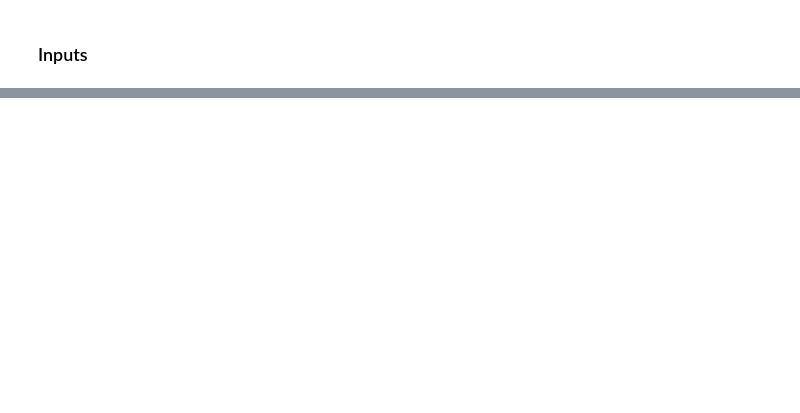
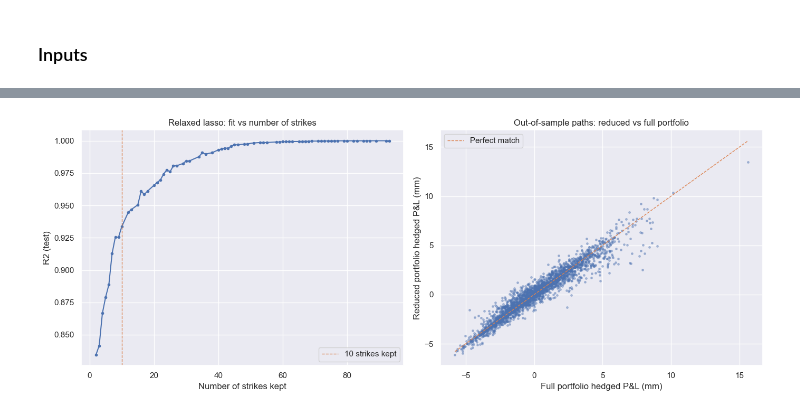
Before and after one commit to kevinlaventure/python_code, a Jupyter notebook: strike_reduction.ipynb, the cells around one changed output, grey strips where cells are left out. Drawn from its saved outputs; the diff is of its cells as text; code cells hidden in the pictures; blank space fills up the shorter version.

```diff
--- a/strike_reduction.ipynb
+++ b/strike_reduction.ipynb
@@ -609,0 +267,95 @@ delta_2d_fig.show()
+# %%
+from scipy.optimize import lsq_linear, nnls
+from sklearn.linear_model import lasso_path
+
+# Features: total delta hedged P&L of each option position per path (same as result_dict[path]["delta_hedged_option"].sum()).
+# Target: total delta hedged portfolio P&L per path. Using quantity-scaled positions makes each coefficient a multiplier
+# of the original quantity (the full portfolio is all ones), so the L1 penalty treats every strike on the same footing.
+X = pd.DataFrame(delta_hedged_option_pnl.sum(axis=1), index=summary.index, columns=option_names)
+y = summary["portfolio_hedged_pnl"]
+
+rng = np.random.default_rng(seed)
+train_mask = rng.random(n_paths) < train_fraction
+X_train, y_train, X_test, y_test = X[train_mask], y[train_mask], X[~train_mask], y[~train_mask]
+
+def r2(target, fitted):
+    return 1 - ((target - fitted) ** 2).sum() / ((target - target.mean()) ** 2).sum()
+
+def nonnegative_least_squares(A, b):
+    """min ||A x - b|| s.t. x >= 0. Columns are normalised first since neighbouring strikes are nearly collinear;
+    falls back to lsq_linear when nnls does not converge."""
+    col_norm = np.linalg.norm(A, axis=0)
+    A_scaled, b_scale = A / col_norm, np.linalg.norm(b)
+    try:
+        x, _ = nnls(A_scaled, b / b_scale, maxiter=100 * A.shape[1])
+    except RuntimeError:
+        x = lsq_linear(A_scaled, b / b_scale, bounds=(0, np.inf)).x
+    return x * b_scale / col_norm
+
+def relaxed_lasso(X_train, y_train, X_test, y_test, max_strikes):
+    """Long-only lasso path without intercept (the target is an exact sum of the features), then an unpenalised
+    long-only refit on each support to remove the L1 shrinkage. The refit can zero out some strikes, so candidates are
+    ranked on their effective number of strikes. Returns all candidates and the best in-sample fit within max_strikes
+    (the test set is only used for reporting)."""
+    alphas, coefs, _ = lasso_path(X_train.to_numpy(), y_train.to_numpy(), positive=True, n_alphas=200, max_iter=10_000)
+    candidates = []
+    for i in np.flatnonzero((coefs > 0).any(axis=0)):
+        support = X_train.columns[coefs[:, i] > 0]
+        coef = nonnegative_least_squares(X_train[support].to_numpy(), y_train.to_numpy())
+        kept = support[coef > 0]
+        candidates.append({
+            "alpha": alphas[i],
+            "n_strikes": len(kept),
+            "strikes": kept,
+            "coef": coef[coef > 0],
+            "r2_train": r2(y_train, X_train[support].to_numpy() @ coef),
+            "r2_test": r2(y_test, X_test[support].to_numpy() @ coef),
+        })
+    candidates = pd.DataFrame(candidates)
+    best = candidates[candidates["n_strikes"] <= max_strikes].sort_values("r2_train").iloc[-1]
+    return candidates, best
+
+def reduced_positions(best):
+    """Selected options with their multiplier of the original quantity and the resulting reduced quantity."""
+    reduced = portfolio.set_index("name").loc[best["strikes"], ["strike", "option_type", "quantity"]]
+    reduced["multiplier"] = best["coef"]
+    reduced["reduced_quantity"] = reduced["quantity"] * reduced["multiplier"]
+    return reduced
+
+def pnl_r2_test(reduced):
+    """Out-of-sample R2 of a reduced portfolio on the delta hedged P&L objective (common yardstick across methods)."""
+    return r2(y_test, X_test[reduced.index].to_numpy() @ reduced["multiplier"].to_numpy())
+
+candidates, best = relaxed_lasso(X_train, y_train, X_test, y_test, n_selected_options)
+selected = best["strikes"]
+reduced_portfolio = reduced_positions(best)
+summary["reduced_hedged_pnl"] = X[selected].to_numpy() @ best["coef"]
+
+tracking_error = summary["portfolio_hedged_pnl"] - summary["reduced_hedged_pnl"]
+print(f"Selected {len(selected)} of {n_options} options (alpha = {best['alpha']:_.0f})")
+print(f"R2 train = {best['r2_train']:.4f}, R2 test = {best['r2_test']:.4f}")
+print(f"Tracking error std (test) = {tracking_error[~train_mask].std():_.0f} vs portfolio P&L std = {y_test.std():_.0f}")
+display(reduced_portfolio)
+
+# Left: best out-of-sample R2 reachable for each number of strikes. Right: out-of-sample fit of the reduced portfolio.
+frontier = candidates.groupby("n_strikes")["r2_test"].max()
+palette = sns.color_palette()
+
+fig, (ax_path, ax_fit) = plt.subplots(1, 2, figsize=(14, 5.5))
+ax_path.plot(frontier.index, frontier.values, marker="o", markersize=3, color=palette[0])
+ax_path.axvline(len(selected), color=palette[1], linestyle="--", linewidth=1, label=f"{len(selected)} strikes kept")
+ax_path.set_xlabel("Number of strikes kept")
+ax_path.set_ylabel("R2 (test)")
+ax_path.set_title("Relaxed lasso: fit vs number of strikes")
+ax_path.legend(loc="lower right")
+
+lims = np.array([y_test.min(), y_test.max()]) / 1e6
+ax_fit.scatter(y_test / 1e6, summary.loc[~train_mask, "reduced_hedged_pnl"] / 1e6, s=6, alpha=0.4, color=palette[0])
+ax_fit.plot(lims, lims, color=palette[1], linestyle="--", linewidth=1, label="Perfect match")
+ax_fit.set_xlabel("Full portfolio hedged P&L (mm)")
+ax_fit.set_ylabel("Reduced portfolio hedged P&L (mm)")
+ax_fit.set_title("Out-of-sample paths: reduced vs full portfolio")
+ax_fit.legend(loc="upper left")
+plt.tight_layout()
+plt.show()
+# %% [output]
@@ -609,0 +376 @@ delta_2d_fig.show()
+[figure, added]
```
Also changed, not shown: parts of 32 cells of this notebook.
